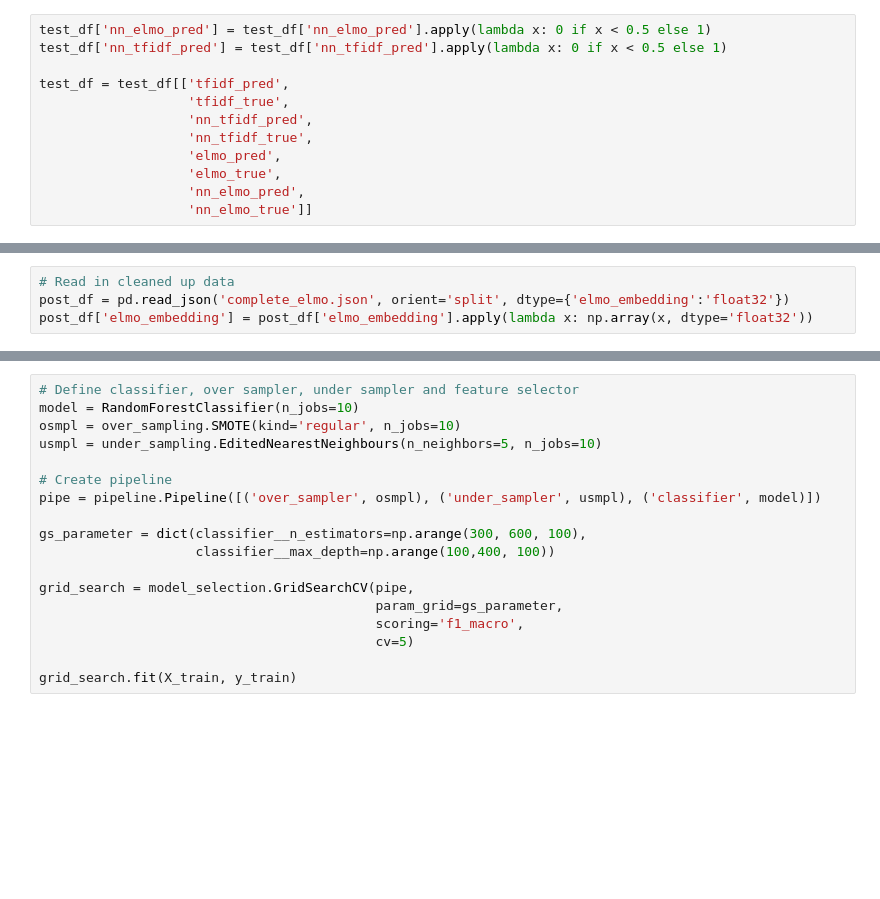
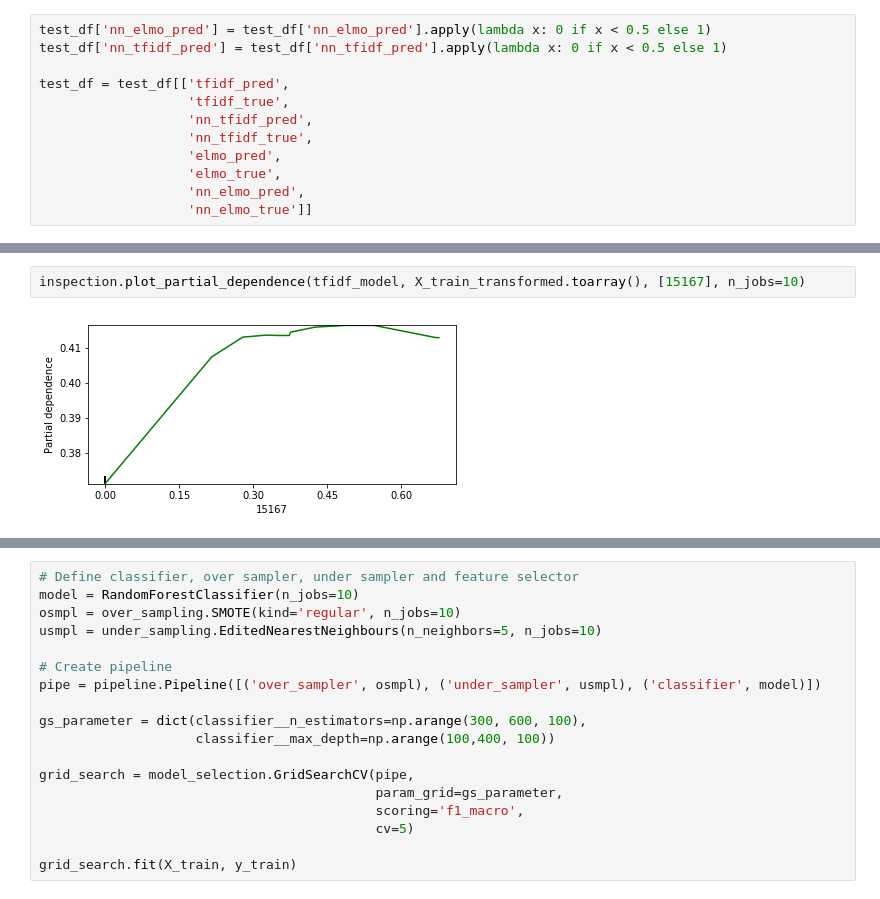
Before and after one commit to Alpha-1787/W266-Final-Project, a Jupyter notebook: Political-Leaning-Classification.ipynb, the cells around one changed output, grey strips where cells are left out. Drawn from its saved outputs; the diff is of its cells as text; blank space fills up the shorter version.

```diff
--- a/Political-Leaning-Classification.ipynb
+++ b/Political-Leaning-Classification.ipynb
@@ -475,4 +400,0 @@ plt.show()
-# %%
-# Read in cleaned up data
-post_df = pd.read_json('complete_elmo.json', orient='split', dtype={'elmo_embedding':'float32'})
-post_df['elmo_embedding'] = post_df['elmo_embedding'].apply(lambda x: np.array(x, dtype='float32'))
@@ -478,0 +461,4 @@ post_df['elmo_embedding'] = post_df['elmo_embedding'].apply(lambda x: np.array(x
+# %%
+inspection.plot_partial_dependence(tfidf_model, X_train_transformed.toarray(), [15167], n_jobs=10)
+# %% [output]
+[figure, added]
```
Also changed, not shown: parts of 46 cells of this notebook.
